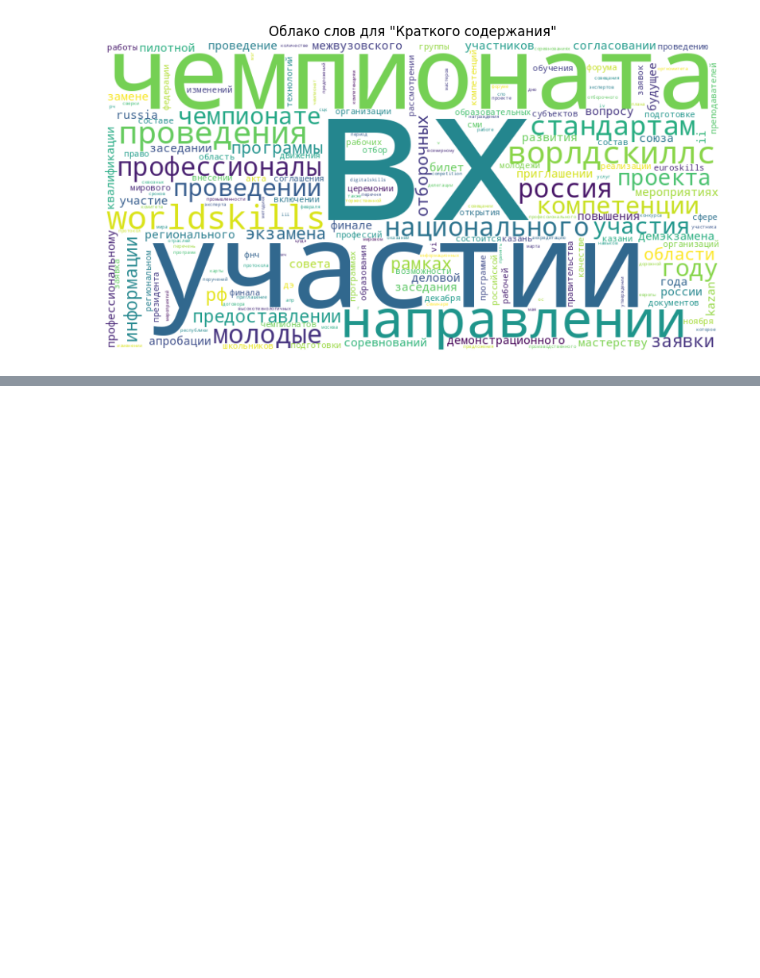
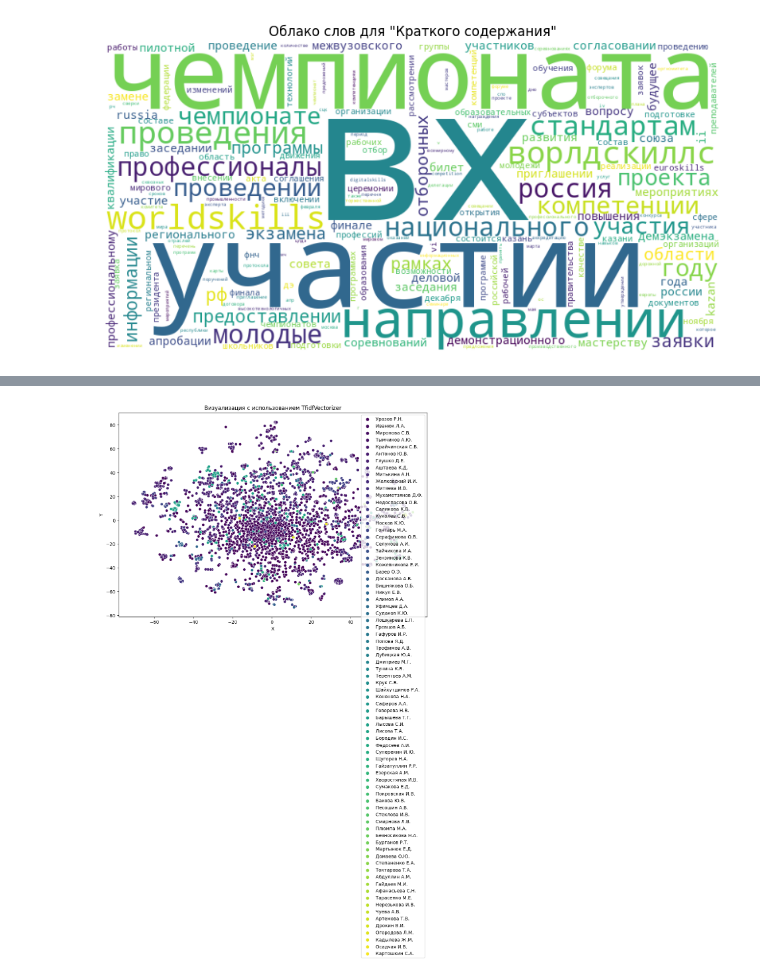
Before and after one commit to Artorius81/labs_ml_basov, a Jupyter notebook: ml_ex_07_12_23.ipynb, the cells around one changed output, grey strips where cells are left out. Cells and saved outputs as stored; diff of their text form; code cells hidden in the pictures; blank space fills up the shorter version.

```diff
--- a/ml_ex_07_12_23.ipynb
+++ b/ml_ex_07_12_23.ipynb
@@ -266,0 +240,23 @@ plt.show()
+# %%
+from sklearn.feature_extraction.text import TfidfVectorizer
+
+tfidf_vectorizer = TfidfVectorizer(max_features=500)
+
+X_tfidf = tfidf_vectorizer.fit_transform(df['Краткое\nсодержание'])
+
+tsne_tfidf = TSNE(n_components=2, random_state=42)
+X_tfidf_tsne = tsne_tfidf.fit_transform(X_tfidf.toarray())
+
+df_visualization_tfidf = pd.DataFrame({
+    'X': X_tfidf_tsne[:, 0],
+    'Y': X_tfidf_tsne[:, 1],
+    'Адресат': df['Адресат']
+})
+
+plt.figure(figsize=(12, 8))
+sns.scatterplot(x='X', y='Y', hue='Адресат', data=df_visualization_tfidf, palette='viridis', markers=True)
+plt.title('Визуализация с использованием TfidfVectorizer')
+plt.legend(loc='upper right')
+plt.show()
+# %% [output]
+[figure, added]
```
Also changed, not shown: parts of 12 cells of this notebook.
